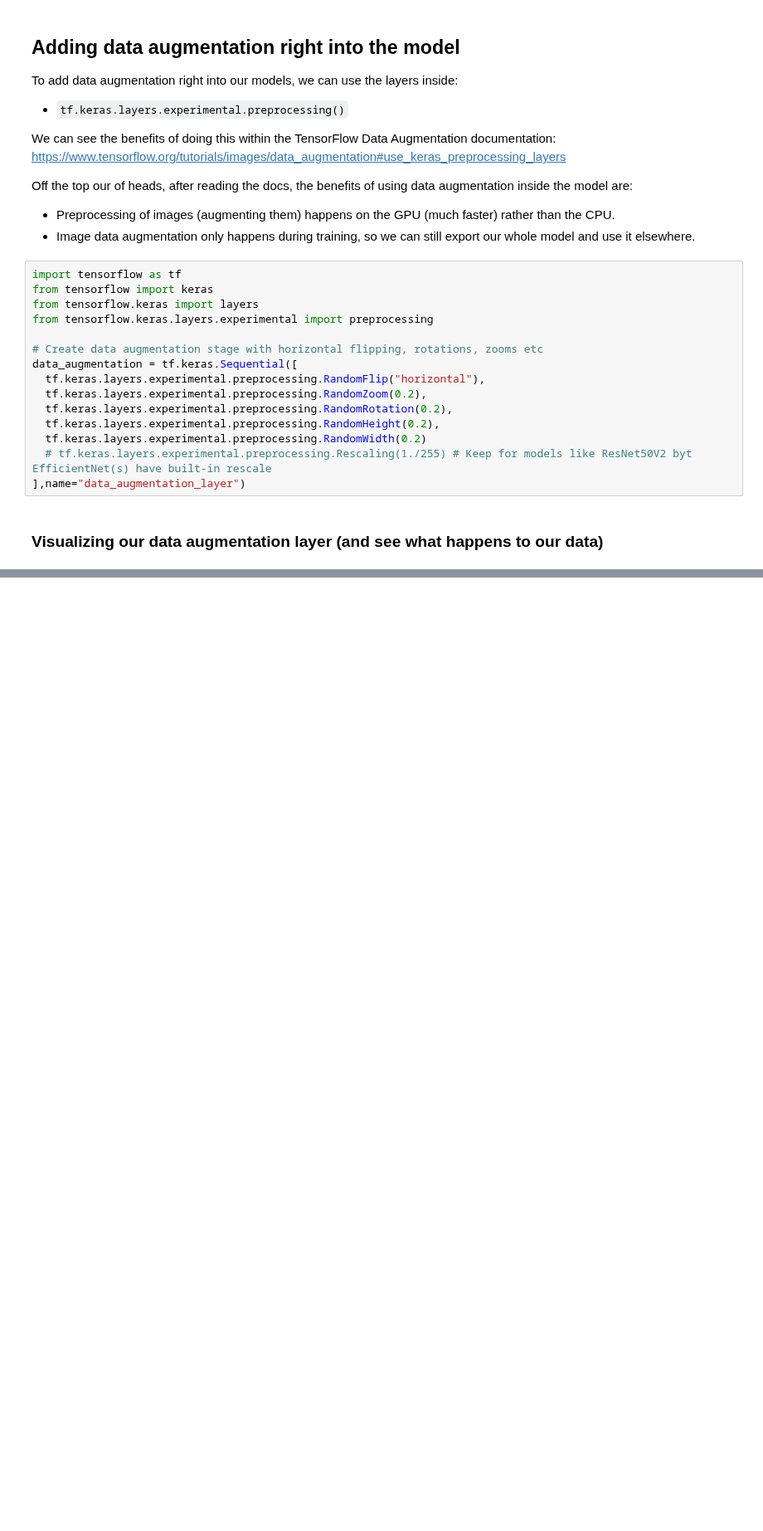
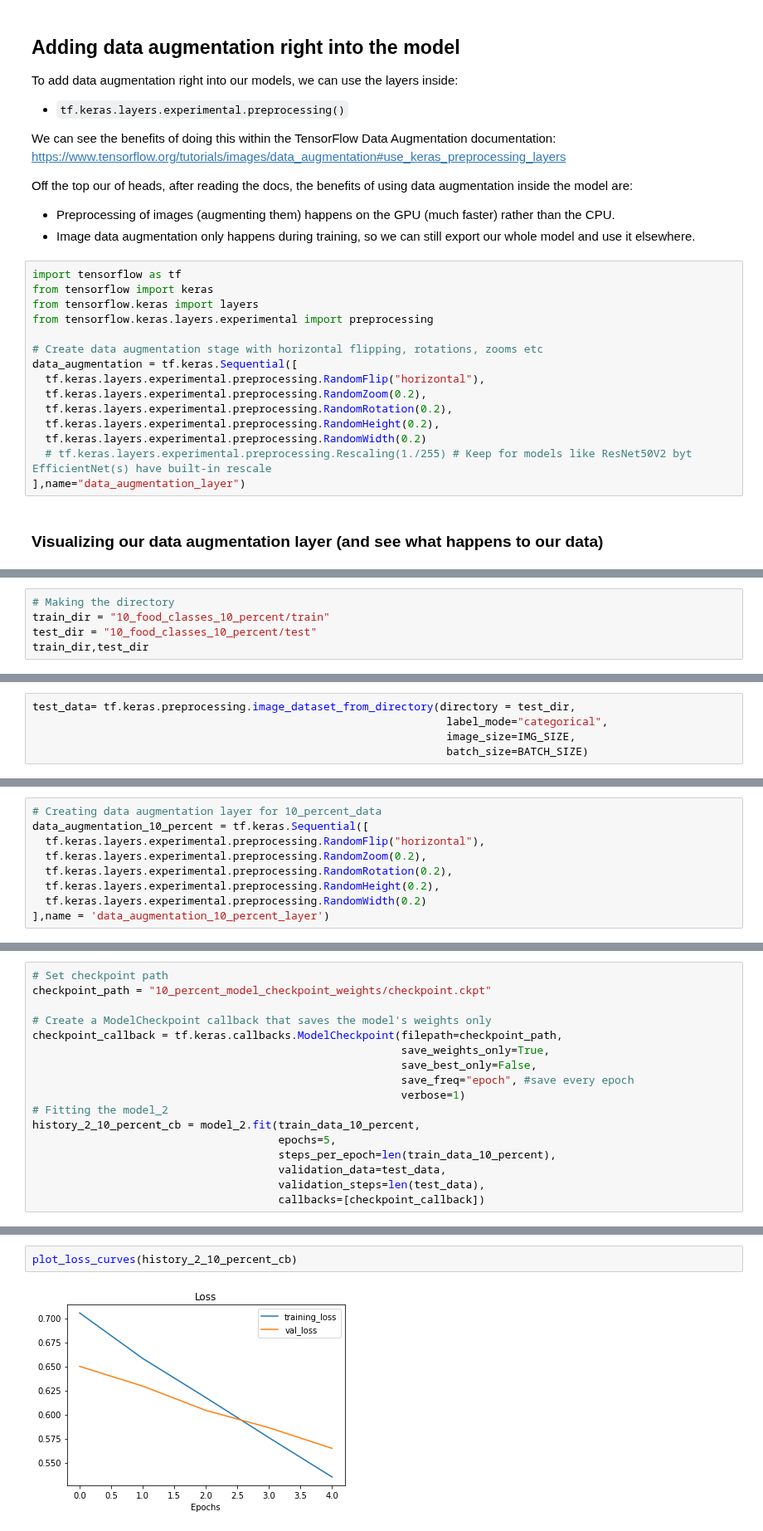
Before and after one commit to imran9891/TensorFlow, a Jupyter notebook: 05_transfer_learning_in_tensorflow_part_2_fine_tuning.ipynb, the cells around one changed output, grey strips where cells are left out. Shown at 83% size. Saved outputs shown, nothing was run; the diff lists cells and outputs as text; blank space fills up the shorter version.

```diff
--- a/05_transfer_learning_in_tensorflow_part_2_fine_tuning.ipynb
+++ b/05_transfer_learning_in_tensorflow_part_2_fine_tuning.ipynb
@@ -491,0 +627,5 @@ plt.axis(False);
+# %%
+# Making the directory
+train_dir = "10_food_classes_10_percent/train"
+test_dir = "10_food_classes_10_percent/test"
+train_dir,test_dir
@@ -491,0 +634,5 @@ plt.axis(False);
+# %%
+test_data= tf.keras.preprocessing.image_dataset_from_directory(directory = test_dir,
+                                                                label_mode="categorical",
+                                                                image_size=IMG_SIZE,
+                                                                batch_size=BATCH_SIZE)
@@ -491,0 +641,9 @@ plt.axis(False);
+# %%
+# Creating data augmentation layer for 10_percent_data
+data_augmentation_10_percent = tf.keras.Sequential([
+  tf.keras.layers.experimental.preprocessing.RandomFlip("horizontal"),
+  tf.keras.layers.experimental.preprocessing.RandomZoom(0.2),
+  tf.keras.layers.experimental.preprocessing.RandomRotation(0.2),
+  tf.keras.layers.experimental.preprocessing.RandomHeight(0.2),
+  tf.keras.layers.experimental.preprocessing.RandomWidth(0.2)
+],name = 'data_augmentation_10_percent_layer')
@@ -491,0 +737,17 @@ plt.axis(False);
+# %%
+# Set checkpoint path
+checkpoint_path = "10_percent_model_checkpoint_weights/checkpoint.ckpt"
+
+# Create a ModelCheckpoint callback that saves the model's weights only
+checkpoint_callback = tf.keras.callbacks.ModelCheckpoint(filepath=checkpoint_path,
+                                                         save_weights_only=True,
+                                                         save_best_only=False,
+                                                         save_freq="epoch", #save every epoch
+                                                         verbose=1)
+# Fitting the model_2
+history_2_10_percent_cb = model_2.fit(train_data_10_percent,
+                                      epochs=5,
+                                      steps_per_epoch=len(train_data_10_percent),
+                                      validation_data=test_data,
+                                      validation_steps=len(test_data),
+                                      callbacks=[checkpoint_callback])
@@ -491,0 +788,4 @@ plt.axis(False);
+# %%
+plot_loss_curves(history_2_10_percent_cb)
+# %% [output]
+[figure, added]
```
Also changed, not shown: parts of 39 cells of this notebook.
